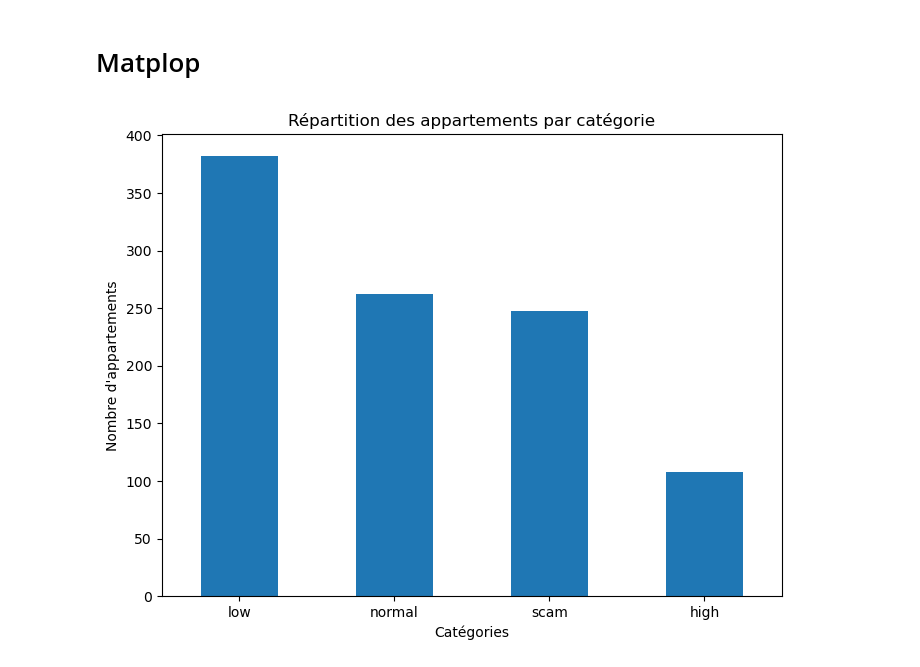
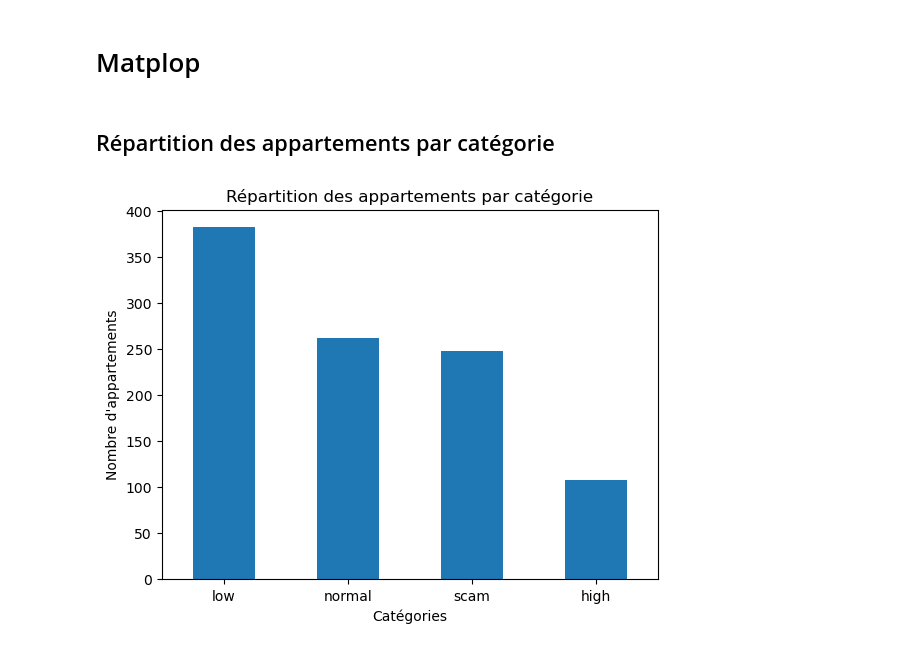
Before and after one commit to LoanCB/machine-learning-appartement, a Jupyter notebook: playground.ipynb, the cells around one changed output. Drawn from its saved outputs; the diff is of its cells as text; code cells hidden in the pictures.

```diff
--- a/playground.ipynb
+++ b/playground.ipynb
@@ -109,14 +109,16 @@ print("Variance des chambres : ", rooms_variance)
 print("Écart-type des chambres : ", rooms_deviation)
 # %% [markdown]
 # Matplop
+# %% [markdown]
+## Répartition des appartements par catégorie
 # %%
-plt.figure(figsize=(8,6))
+plt.figure()
 df['category'].value_counts().plot(kind='bar')
 
 plt.title('Répartition des appartements par catégorie')
 plt.xlabel('Catégories')
 plt.ylabel("Nombre d'appartements")
 plt.xticks(rotation=0)
 plt.show()
 # %% [output]
-[figure, old version]
+[figure, new version]
```
Also changed, not shown: parts of 2 cells of this notebook.
